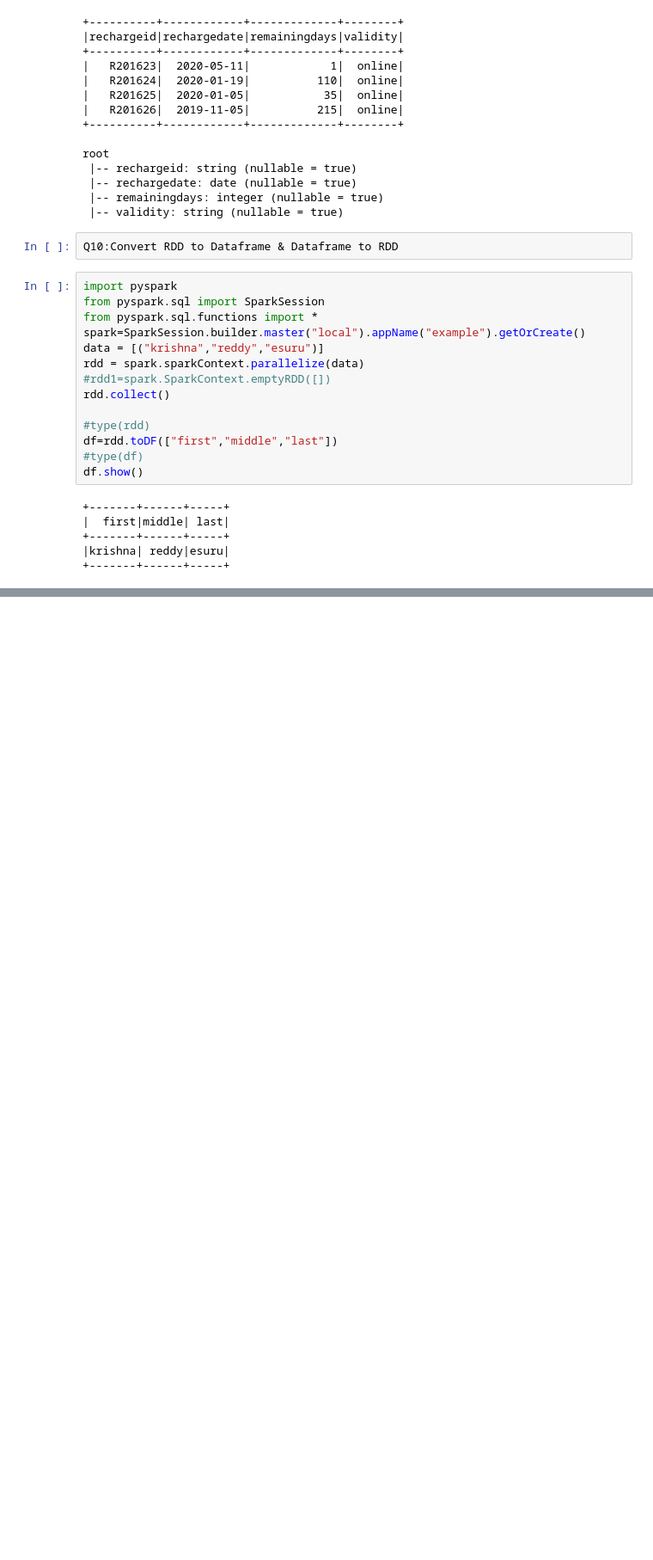
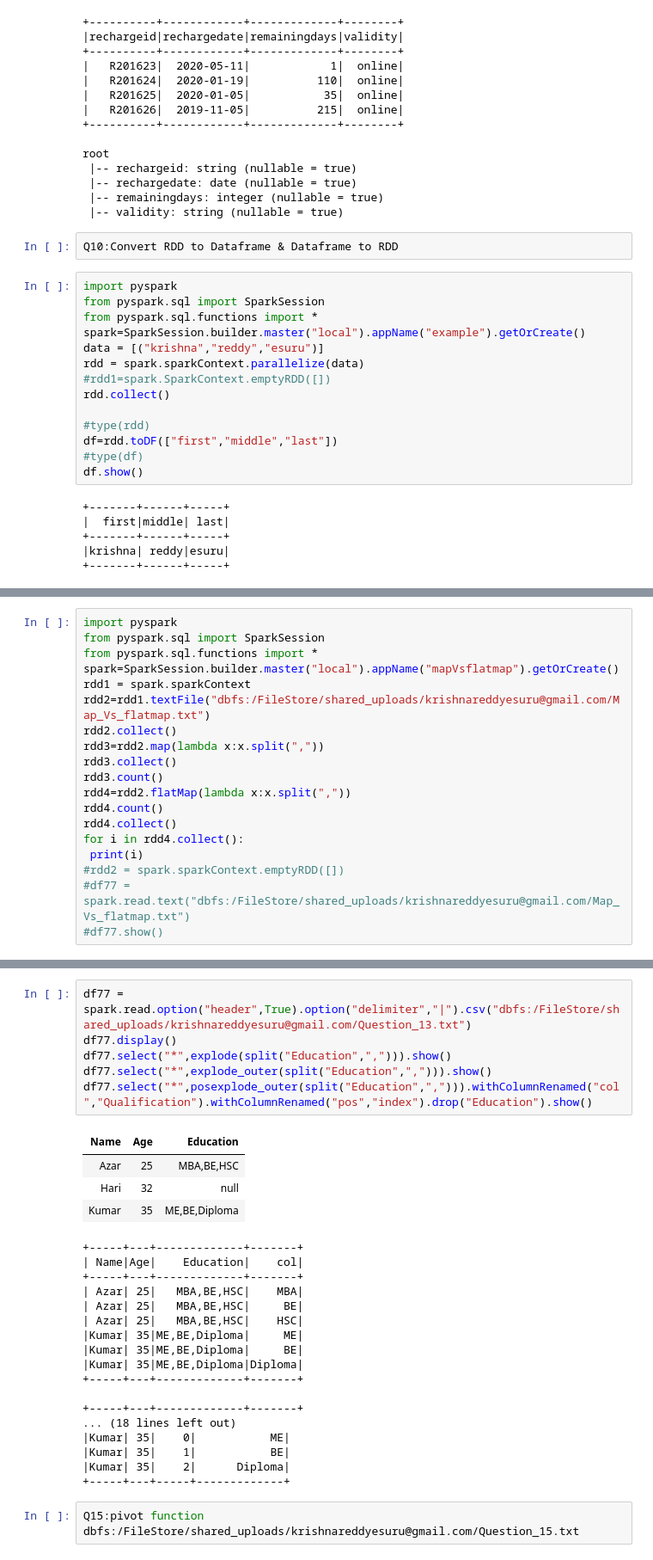
Before and after one commit to krishna410/tech_lake_databricks, a Jupyter notebook: Interview_Questions_Part1.ipynb, the cells around one changed output, grey strips where cells are left out. Shown: that part at 86% size. Cells and saved outputs as stored; diff of their text form; blank space fills up the shorter version.

```diff
--- a/Interview_Questions_Part1.ipynb
+++ b/Interview_Questions_Part1.ipynb
@@ -403,0 +411,19 @@ df.show()
+# %%
+import pyspark
+from pyspark.sql import SparkSession
+from pyspark.sql.functions import *
+spark=SparkSession.builder.master("local").appName("mapVsflatmap").getOrCreate()
+rdd1 = spark.sparkContext
+rdd2=rdd1.textFile("dbfs:/FileStore/shared_uploads/krishnareddyesuru@gmail.com/Map_Vs_flatmap.txt")
+rdd2.collect()
+rdd3=rdd2.map(lambda x:x.split(","))
+rdd3.collect()
+rdd3.count()
+rdd4=rdd2.flatMap(lambda x:x.split(","))
+rdd4.count()
+rdd4.collect()
+for i in rdd4.collect():
+ print(i)
+#rdd2 = spark.sparkContext.emptyRDD([])
+#df77 = spark.read.text("dbfs:/FileStore/shared_uploads/krishnareddyesuru@gmail.com/Map_Vs_flatmap.txt")
+#df77.show()
@@ -403,0 +449,31 @@ df.show()
+# %%
+df77 = spark.read.option("header",True).option("delimiter","|").csv("dbfs:/FileStore/shared_uploads/krishnareddyesuru@gmail.com/Question_13.txt")
+df77.display()
+df77.select("*",explode(split("Education",","))).show()
+df77.select("*",explode_outer(split("Education",","))).show()
+df77.select("*",posexplode_outer(split("Education",","))).withColumnRenamed("col","Qualification").withColumnRenamed("pos","index").drop("Education").show()
+# %% [output]
+| Name | Age | Education |
+| Azar | 25 | MBA,BE,HSC |
+| Hari | 32 | null |
+| Kumar | 35 | ME,BE,Diploma |
++-----+---+-------------+-------+
+| Name|Age|    Education|    col|
++-----+---+-------------+-------+
+| Azar| 25|   MBA,BE,HSC|    MBA|
+| Azar| 25|   MBA,BE,HSC|     BE|
+| Azar| 25|   MBA,BE,HSC|    HSC|
+|Kumar| 35|ME,BE,Diploma|     ME|
+|Kumar| 35|ME,BE,Diploma|     BE|
+|Kumar| 35|ME,BE,Diploma|Diploma|
++-----+---+-------------+-------+
+
++-----+---+-------------+-------+
+... (18 lines left out)
+|Kumar| 35|    0|           ME|
+|Kumar| 35|    1|           BE|
+|Kumar| 35|    2|      Diploma|
++-----+---+-----+-------------+
+# %%
+Q15:pivot function
+dbfs:/FileStore/shared_uploads/krishnareddyesuru@gmail.com/Question_15.txt
```
Also changed, not shown: parts of 22 cells of this notebook.
